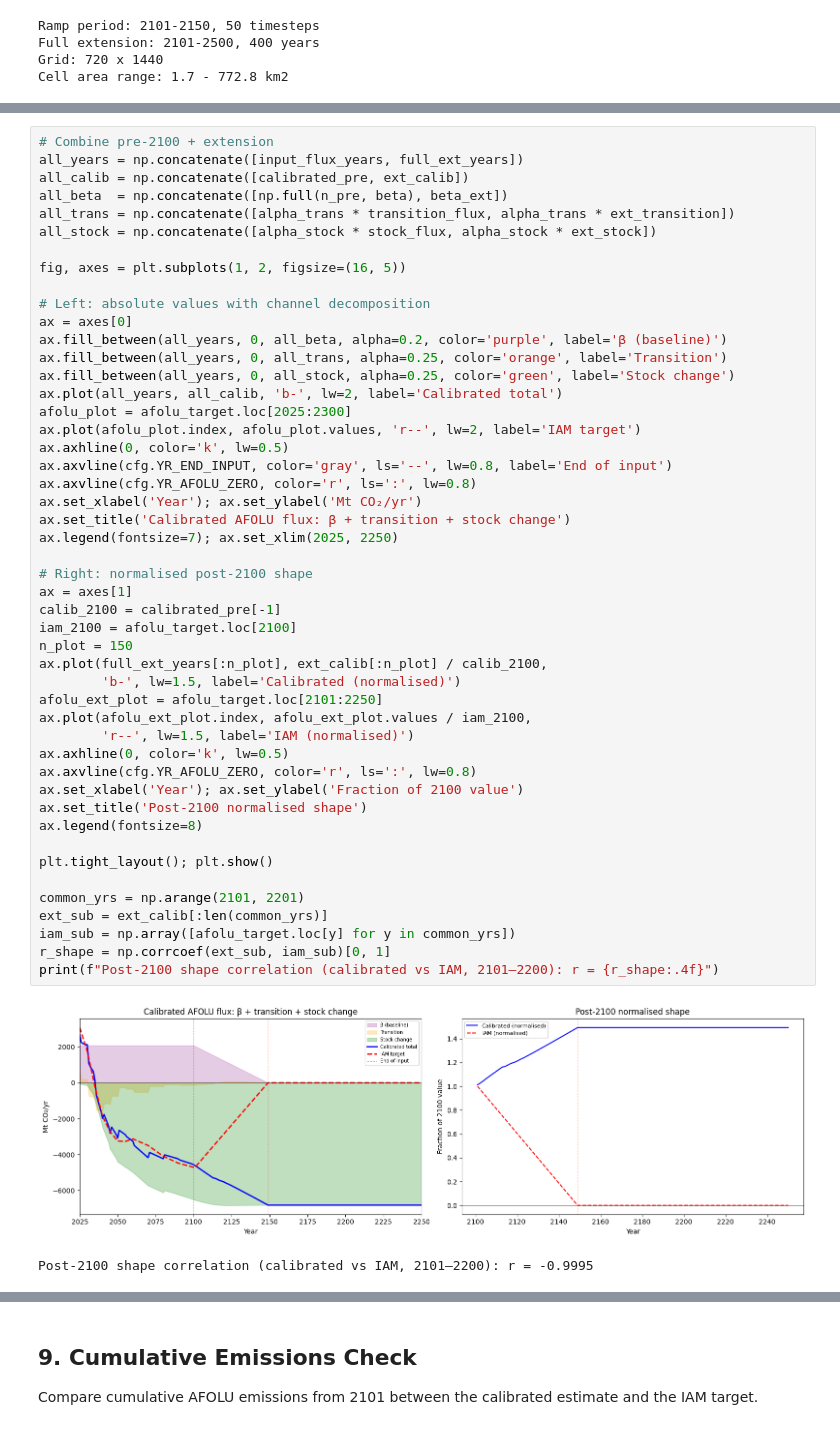
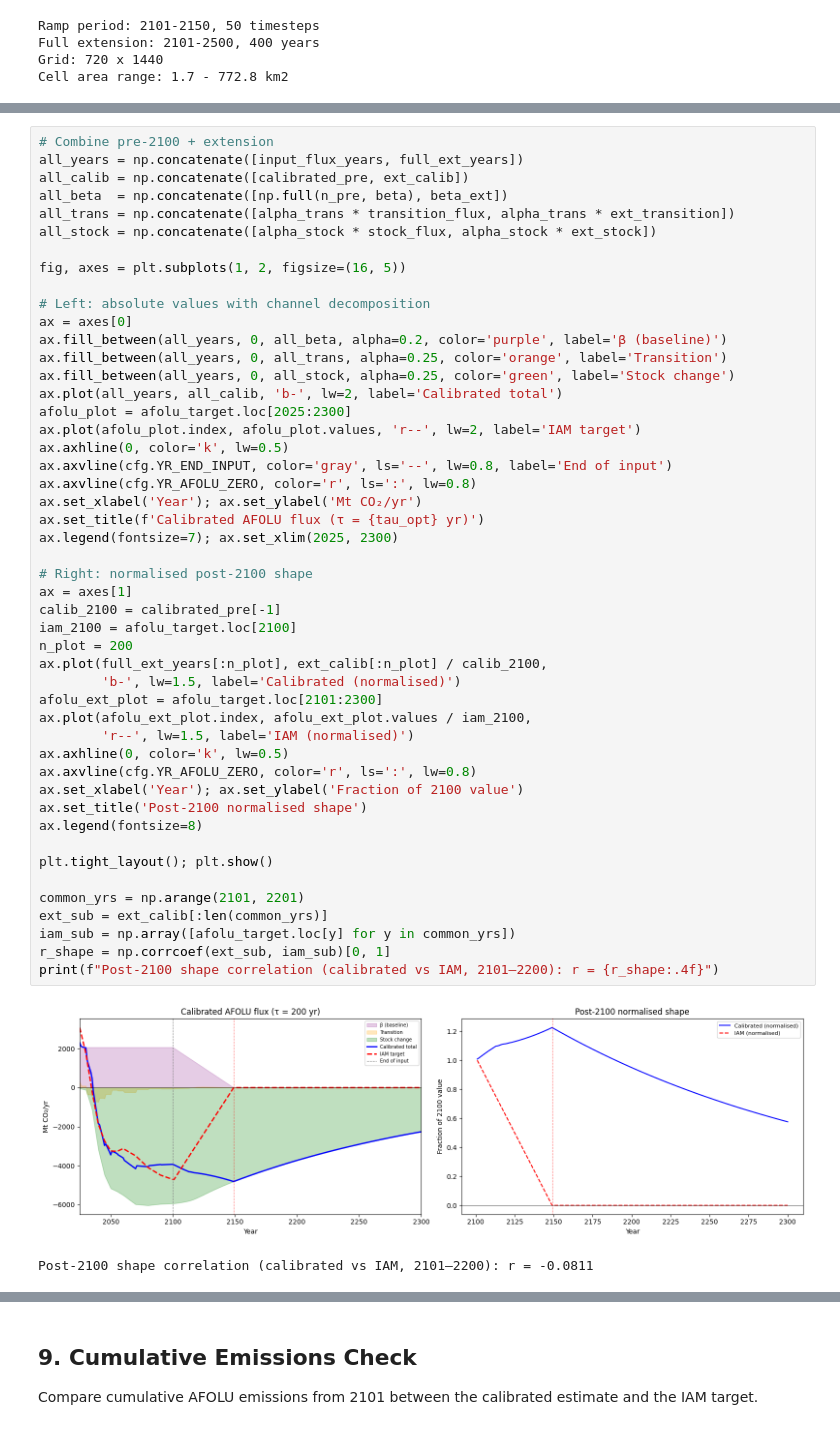
Before and after one commit to benmsanderson/extend-luh, a Jupyter notebook: notebooks/03_afolu_flux_check.ipynb, the cells around one changed output, grey strips where cells are left out. Drawn from its saved outputs; the diff is of its cells as text.

```diff
--- a/notebooks/03_afolu_flux_check.ipynb
+++ b/notebooks/03_afolu_flux_check.ipynb
@@ -462,37 +562,37 @@ ax.fill_between(all_years, 0, all_stock, alpha=0.25, color='green', label='Stock
 ax.plot(all_years, all_calib, 'b-', lw=2, label='Calibrated total')
 afolu_plot = afolu_target.loc[2025:2300]
 ax.plot(afolu_plot.index, afolu_plot.values, 'r--', lw=2, label='IAM target')
 ax.axhline(0, color='k', lw=0.5)
 ax.axvline(cfg.YR_END_INPUT, color='gray', ls='--', lw=0.8, label='End of input')
 ax.axvline(cfg.YR_AFOLU_ZERO, color='r', ls=':', lw=0.8)
 ax.set_xlabel('Year'); ax.set_ylabel('Mt CO₂/yr')
-ax.set_title('Calibrated AFOLU flux: β + transition + stock change')
-ax.legend(fontsize=7); ax.set_xlim(2025, 2250)
+ax.set_title(f'Calibrated AFOLU flux (τ = {tau_opt} yr)')
+ax.legend(fontsize=7); ax.set_xlim(2025, 2300)
 
 # Right: normalised post-2100 shape
 ax = axes[1]
 calib_2100 = calibrated_pre[-1]
 iam_2100 = afolu_target.loc[2100]
-n_plot = 150
+n_plot = 200
 ax.plot(full_ext_years[:n_plot], ext_calib[:n_plot] / calib_2100,
         'b-', lw=1.5, label='Calibrated (normalised)')
-afolu_ext_plot = afolu_target.loc[2101:2250]
+afolu_ext_plot = afolu_target.loc[2101:2300]
 ax.plot(afolu_ext_plot.index, afolu_ext_plot.values / iam_2100,
         'r--', lw=1.5, label='IAM (normalised)')
 ax.axhline(0, color='k', lw=0.5)
 ax.axvline(cfg.YR_AFOLU_ZERO, color='r', ls=':', lw=0.8)
 ax.set_xlabel('Year'); ax.set_ylabel('Fraction of 2100 value')
 ax.set_title('Post-2100 normalised shape')
 ax.legend(fontsize=8)
 
 plt.tight_layout(); plt.show()
 
 common_yrs = np.arange(2101, 2201)
 ext_sub = ext_calib[:len(common_yrs)]
 iam_sub = np.array([afolu_target.loc[y] for y in common_yrs])
 r_shape = np.corrcoef(ext_sub, iam_sub)[0, 1]
 print(f"Post-2100 shape correlation (calibrated vs IAM, 2101–2200): r = {r_shape:.4f}")
 # %% [output]
-[figure, old version]
+[figure, new version]
-Post-2100 shape correlation (calibrated vs IAM, 2101–2200): r = -0.9995
+Post-2100 shape correlation (calibrated vs IAM, 2101–2200): r = -0.0811
 # %% [markdown]
```
Also changed, not shown: parts of 16 cells of this notebook.
